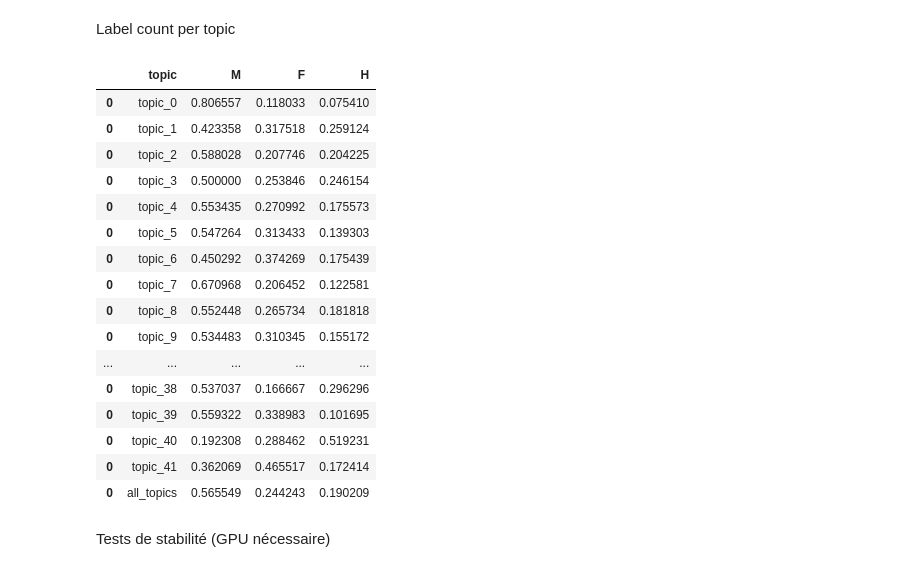
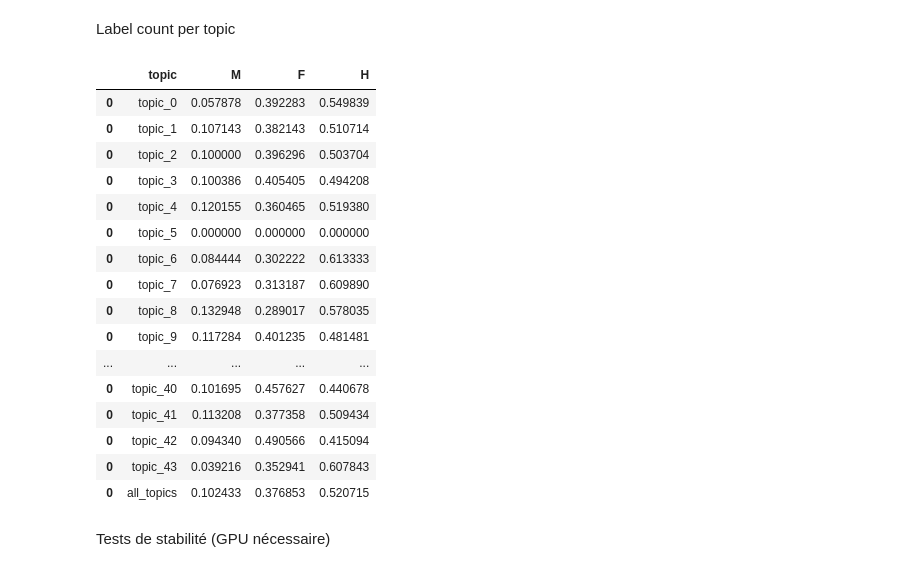
Before and after one commit to lucas-cumunel/PESSD-GBOGC, a Jupyter notebook: topic_modeling.ipynb, the cells around one changed output. Saved outputs shown, nothing was run; the diff lists cells and outputs as text; code cells hidden in the pictures.

```diff
--- a/topic_modeling.ipynb
+++ b/topic_modeling.ipynb
@@ -125,8 +125,8 @@ docs = df["text"]
 vectorizer_model = CountVectorizer(
     stop_words=STOPWORDS,
     ngram_range=(1,2),
-    min_df=2,
-    token_pattern=r"\b(?!\w*[A-Z])\w+\b" # theoreticaly removes words with capital letters once embeddings are done
+    min_df=2
+    #token_pattern=r"\b(?!\w*[A-Z])\w+\b" # theoreticaly removes words with capital letters once embeddings are done
 )
 
 # To control for number and size of clusters
@@ -154,7 +154,7 @@ topic_model = BERTopic(
     language="french",
     calculate_probabilities=True,
     verbose=True,
-    seed_topic_list=seed
+    seed_topic_list=None
 )
 
 # Fit the model
@@ -199,5 +212,7 @@ tp = pd.DataFrame({
 # %%
-df = df.merge(tp, on="text")
+#df = df.merge(tp, on="text")
+df["topic"] = topics
+df["topic_prob"] = probs.max(axis=1)
 df
 # %% [output]
 |  | start | stop | text | main_speaker | main_g | audio_file | ID | g_ath | topic | topic_prob |
@@ -238,0 +290,3 @@ Je serais très généreuse
+# %%
+# remove bad topic
+df = df[df["topic"]!=5]
@@ -241,37 +309,47 @@ Label count per topic
 # %%
 # Only classified docs
 clf = df[df["topic"]!=-1]
 cdf = pd.DataFrame()
 for i in range(len(clf["topic"].unique())) :
     tmp = df[df["topic"]==i]
     tmp = tmp["g_ath"].value_counts(normalize=True)
-    tmp = pd.DataFrame([{"topic":f"topic_{i}","M":tmp["M"],"F":tmp["F"],"H":tmp["H"]}])
+    tmp = pd.DataFrame([{
+    "topic": f"topic_{i}",
+    "M": tmp.get("M", 0),
+    "F": tmp.get("F", 0),
+    "H": tmp.get("H", 0)
+}])
     cdf = pd.concat([cdf,tmp])
 
 # All topics
 tmp = clf["g_ath"].value_counts(normalize=True)
-tmp = pd.DataFrame([{"topic":f"all_topics","M":tmp["M"],"F":tmp["F"],"H":tmp["H"]}])
+tmp = pd.DataFrame([{
+    "topic": "all_topics",
+    "M": tmp.get("M", 0),
+    "F": tmp.get("F", 0),
+    "H": tmp.get("H", 0)
+}])
 cdf = pd.concat([cdf,tmp])
 
 cdf
 # %% [output]
 |  | topic | M | F | H |
-| 0 | topic_0 | 0.806557 | 0.118033 | 0.075410 |
-| 0 | topic_1 | 0.423358 | 0.317518 | 0.259124 |
-| 0 | topic_2 | 0.588028 | 0.207746 | 0.204225 |
-| 0 | topic_3 | 0.500000 | 0.253846 | 0.246154 |
-| 0 | topic_4 | 0.553435 | 0.270992 | 0.175573 |
-| 0 | topic_5 | 0.547264 | 0.313433 | 0.139303 |
-| 0 | topic_6 | 0.450292 | 0.374269 | 0.175439 |
-| 0 | topic_7 | 0.670968 | 0.206452 | 0.122581 |
-| 0 | topic_8 | 0.552448 | 0.265734 | 0.181818 |
-| 0 | topic_9 | 0.534483 | 0.310345 | 0.155172 |
+| 0 | topic_0 | 0.057878 | 0.392283 | 0.549839 |
+| 0 | topic_1 | 0.107143 | 0.382143 | 0.510714 |
+| 0 | topic_2 | 0.100000 | 0.396296 | 0.503704 |
+| 0 | topic_3 | 0.100386 | 0.405405 | 0.494208 |
+| 0 | topic_4 | 0.120155 | 0.360465 | 0.519380 |
+| 0 | topic_5 | 0.000000 | 0.000000 | 0.000000 |
+| 0 | topic_6 | 0.084444 | 0.302222 | 0.613333 |
+| 0 | topic_7 | 0.076923 | 0.313187 | 0.609890 |
+| 0 | topic_8 | 0.132948 | 0.289017 | 0.578035 |
+| 0 | topic_9 | 0.117284 | 0.401235 | 0.481481 |
 | ... | ... | ... | ... | ... |
-| 0 | topic_38 | 0.537037 | 0.166667 | 0.296296 |
-| 0 | topic_39 | 0.559322 | 0.338983 | 0.101695 |
-| 0 | topic_40 | 0.192308 | 0.288462 | 0.519231 |
-| 0 | topic_41 | 0.362069 | 0.465517 | 0.172414 |
-| 0 | all_topics | 0.565549 | 0.244243 | 0.190209 |
+| 0 | topic_40 | 0.101695 | 0.457627 | 0.440678 |
+| 0 | topic_41 | 0.113208 | 0.377358 | 0.509434 |
+| 0 | topic_42 | 0.094340 | 0.490566 | 0.415094 |
+| 0 | topic_43 | 0.039216 | 0.352941 | 0.607843 |
+| 0 | all_topics | 0.102433 | 0.376853 | 0.520715 |
 # %% [markdown]
 Tests de stabilité (GPU nécessaire)
 # %%
```
Also changed, not shown: parts of 9 cells of this notebook.
